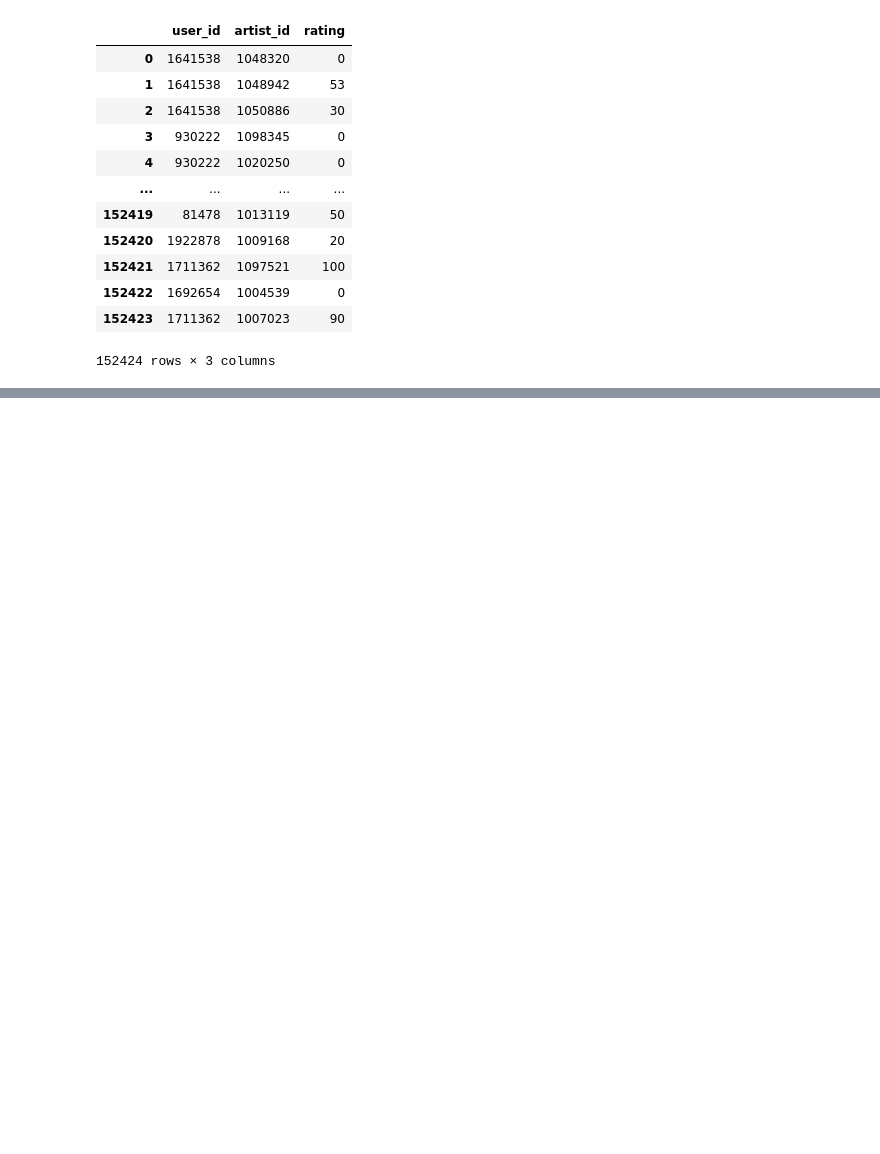
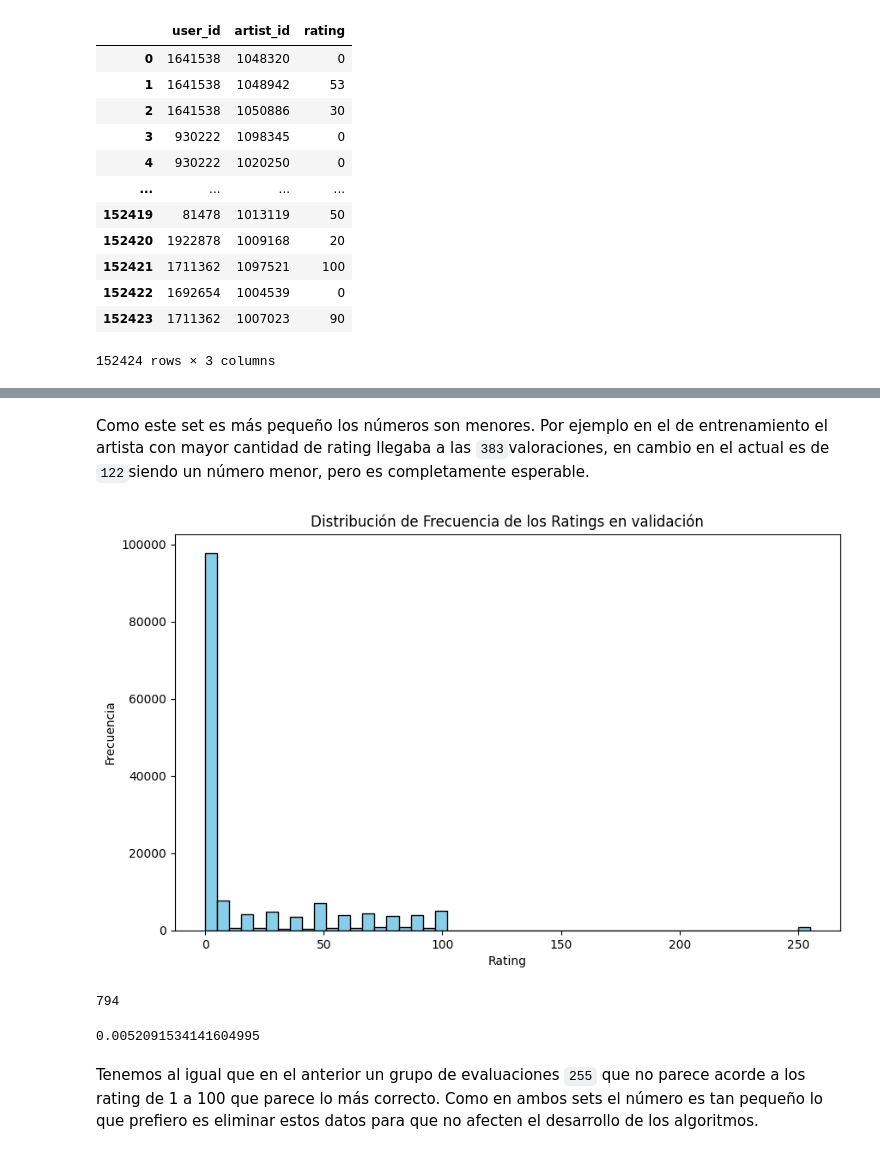
Before and after one commit to davidlealo/tarea_1_sisrec_2026, a Jupyter notebook: TAREA_1_SICREC_G26.ipynb, the cells around one changed output, grey strips where cells are left out. Saved outputs shown, nothing was run; the diff lists cells and outputs as text; code cells hidden in the pictures; blank space fills up the shorter version.

Commit message:
Ya terminé el análisis de datos

```diff
--- a/TAREA_1_SICREC_G26.ipynb
+++ b/TAREA_1_SICREC_G26.ipynb
@@ -383,0 +543,21 @@ df_val_music
+# %% [markdown]
+Como este set es más pequeño los números son menores. Por ejemplo en el de entrenamiento el artista con mayor cantidad de rating llegaba a las `383`valoraciones, en cambio en el actual es de `122`siendo un número menor, pero es completamente esperable.
+# %%
+plt.figure(figsize=(10, 6))
+plt.hist(df_val_music['rating'], bins=50, color='skyblue', edgecolor='black')
+plt.title('Distribución de Frecuencia de los Ratings en validación')
+plt.xlabel('Rating')
+plt.ylabel('Frecuencia')
+plt.show()
+# %% [output]
+[figure, added]
+# %%
+print((df_val_music['rating'] == 255).sum())
+# %% [output]
+794
+# %%
+794/cantidad_val
+# %% [output]
+0.0052091534141604995
+# %% [markdown]
+Tenemos al igual que en el anterior un grupo de evaluaciones `255` que no parece acorde a los rating de 1 a 100 que parece lo más correcto. Como en ambos sets el número es tan pequeño lo que prefiero es eliminar estos datos para que no afecten el desarrollo de los algoritmos.
```
Also changed, not shown: parts of 36 cells of this notebook.
